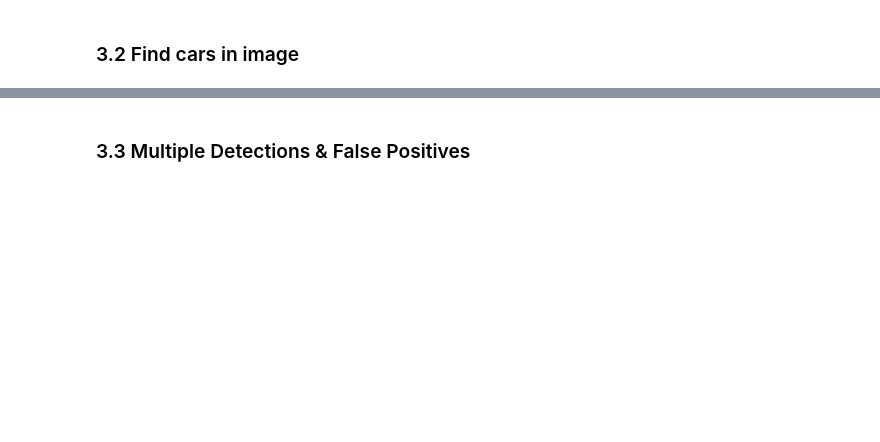
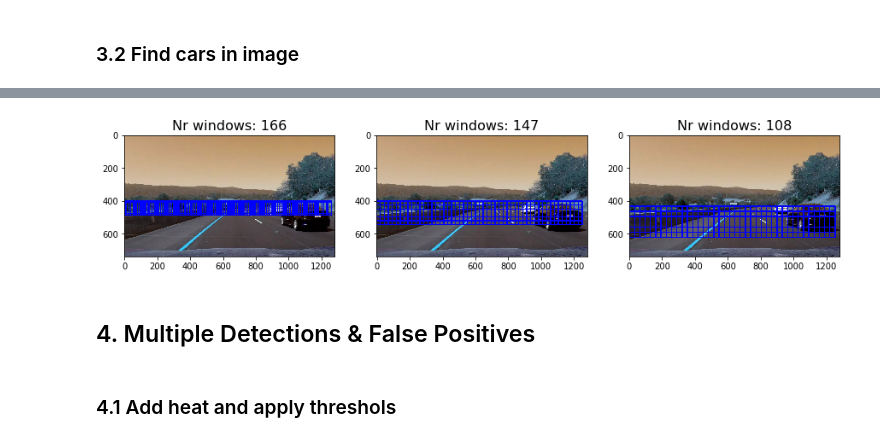
Before and after one commit to edgarcgarzon/CarND-Vehicle-Detection-and-Tracking-P5, a Jupyter notebook: VehicleDetectionAndTracking.ipynb, the cells around one changed output, grey strips where cells are left out. Drawn from its saved outputs; the diff is of its cells as text; code cells hidden in the pictures; blank space fills up the shorter version.

```diff
--- a/VehicleDetectionAndTracking.ipynb
+++ b/VehicleDetectionAndTracking.ipynb
@@ -280,9 +303,9 @@ for idx, fname in enumerate(images):
 def find_cars(img, ystart, ystop, scale, svc,
               X_scaler, orient, pix_per_cell, cell_per_block,
               spatial_size, hist_bins, color_space, hog_channel,
+              cells_per_step = 2,
               spatial_feat=True, hist_feat=True, hog_feat=True):
 
-    img = img.astype(np.float32)/255
     img_tosearch = img[ystart:ystop,:,:]
     ctrans_tosearch = convert_color(img_tosearch, color_space=color_space)
 
@@ -308,19 +331,19 @@ def find_cars(img, ystart, ystop, scale, svc,
     # 64 was the orginal sampling rate, with 8 cells and 8 pix per cell
     window = 64
     nblocks_per_window = (window // pix_per_cell) - cell_per_block + 1
-    cells_per_step = 2  # Instead of overlap, define how many cells to step
-    nxsteps = (nxblocks - nblocks_per_window) // cells_per_step
-    nysteps = (nyblocks - nblocks_per_window) // cells_per_step
+    nxsteps = int((nxblocks - nblocks_per_window) // cells_per_step)
+    nysteps = int((nyblocks - nblocks_per_window) // cells_per_step)
 
     #Create a list of sub-imgs and boundary boxes
     subimgs = []
     bboxs = []
     feat = []
+    all_bboxs = []
 
     for xb in range(nxsteps):
         for yb in range(nysteps):
-            ypos = yb*cells_per_step
-            xpos = xb*cells_per_step
+            ypos = int(yb*cells_per_step)
+            xpos = int(xb*cells_per_step)
             # Extract HOG for this patch
             hog_feat1 = hog1[ypos:ypos+nblocks_per_window, xpos:xpos+nblocks_per_window].ravel()
             hog_feat2 = hog2[ypos:ypos+nblocks_per_window, xpos:xpos+nblocks_per_window].ravel()
@@ -339,19 +362,22 @@ def find_cars(img, ystart, ystop, scale, svc,
 
             # Scale features and make a prediction
             test_features = X_scaler.transform(np.hstack((spatial_features, hist_features, hog_features)).reshape(1, -1))
-            #test_features = X_scaler.transform(np.hstack((shape_feat, hist_feat)).reshape(1, -1))
-
             test_prediction = svc.predict(test_features)
 
+            #Create the boxes
+            xbox_left = np.int(xleft*scale)
+            ytop_draw = np.int(ytop*scale)
+            win_draw = np.int(window*scale)
+            bbox = ((xbox_left, ytop_draw+ystart),(xbox_left+win_draw,ytop_draw+win_draw+ystart))
+
+            #Create all the boxes for debug
+            all_bboxs.append(bbox)
+
             if test_prediction == 1:
-                xbox_left = np.int(xleft*scale)
-                ytop_draw = np.int(ytop*scale)
-                win_draw = np.int(window*scale)
-                bbox = ((xbox_left, ytop_draw+ystart),(xbox_left+win_draw,ytop_draw+win_draw+ystart))
 
                 bboxs.append(bbox)
                 #for debug
                 subimgs.append(subimg)
                 feat.append(test_features)
 
-    return bboxs, subimgs, feat
+    return bboxs, subimgs, feat, all_bboxs
@@ -495,3 +478,23 @@ plt.plot(test_features.ravel())
+# %%
+#Display the images with the searching boxes
+f, axls = plt.subplots(1, 3, figsize=(15,15))
+
+for idx, bboxs in enumerate(all_bboxs):
+
+    draw_img = np.copy(imgs[7])
+    out_img = np.copy(imgs[7])
+
+    for bbox in bboxs:
+        out_img = cv2.rectangle(draw_img,bbox[0],bbox[1],(0,0,255),6)
+
+    cv2.imwrite("./output_images/Search_image" + str(idx) +".png", out_img)
+
+    axls[idx].set_title('Nr windows: {0}'.format(len(bboxs)), fontsize=16)
+    axls[idx].imshow(out_img)
+# %% [output]
+[figure, added]
 # %% [markdown]
-### 3.3 Multiple Detections & False Positives
+## 4. Multiple Detections & False Positives
+# %% [markdown]
+### 4.1 Add heat and apply threshols
 # %%
```
Also changed, not shown: parts of 37 cells of this notebook.
